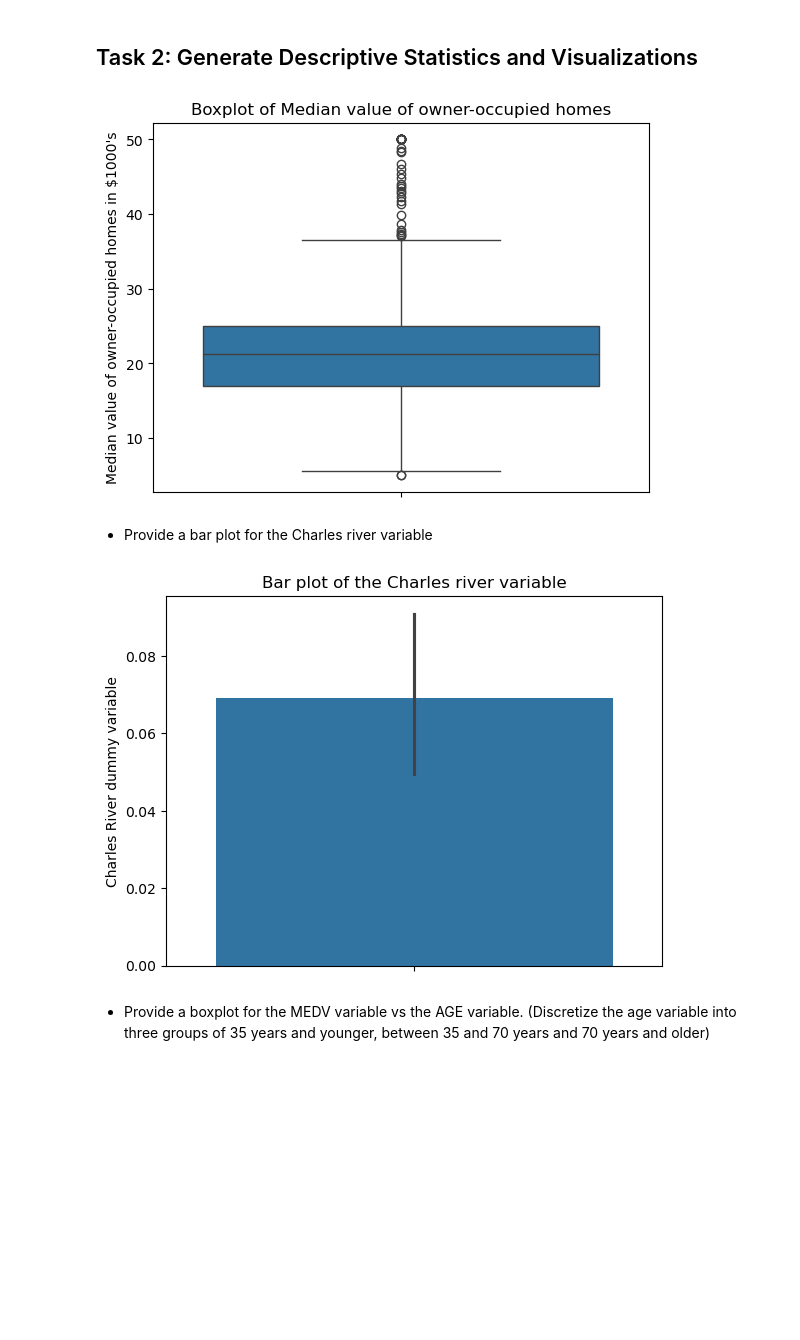
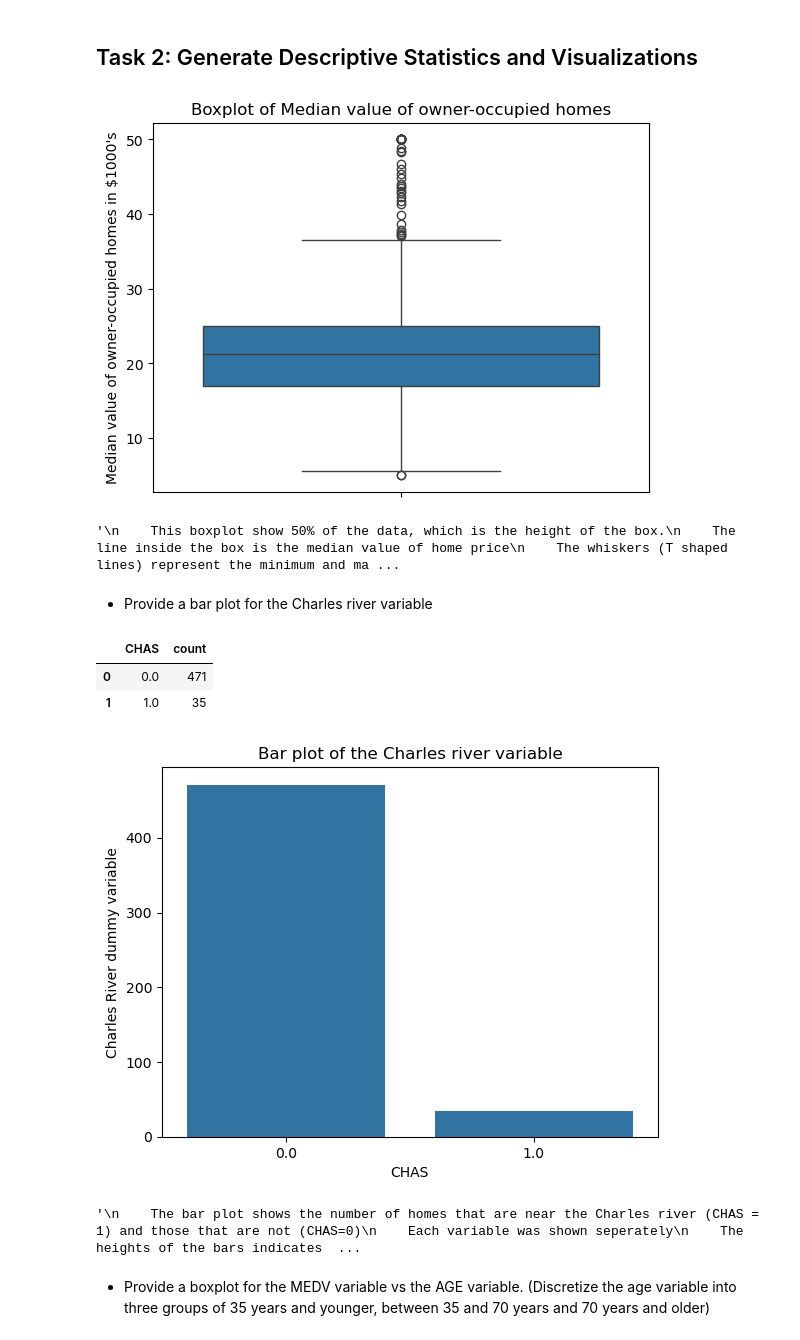
Before and after one commit to TheHandsomeFrog/frog, a Jupyter notebook: -Optional--Peer-Graded-Assignment-jupyterlite-v2.ipynb, the cells around one changed output. Drawn from its saved outputs; the diff is of its cells as text; code cells hidden in the pictures; blank space fills up the shorter version.

```diff
--- a/-Optional--Peer-Graded-Assignment-jupyterlite-v2.ipynb
+++ b/-Optional--Peer-Graded-Assignment-jupyterlite-v2.ipynb
@@ -74,17 +96,40 @@ ax = sns.boxplot(y='MEDV', data=boston_df)
 pyplot.title('Boxplot of Median value of owner-occupied homes')
 pyplot.ylabel('Median value of owner-occupied homes in $1000\'s')
 pyplot.show()
+
+"""
+    This boxplot show 50% of the data, which is the height of the box.
+    The line inside the box is the median value of home price
+    The whiskers (T shaped lines) represent the minimum and maximum values
+    Points outside the whiskers are outliers
+
+"""
 # %% [output]
 [figure]
+'\n    This boxplot show 50% of the data, which is the height of the box.\n    The line inside the box is the median value of home price\n    The whiskers (T shaped lines) represent the minimum and ma ...
 # %% [markdown]
 - Provide a  bar plot for the Charles river variable
+# %%
+boston_df['CHAS'].value_counts().reset_index()
+# %% [output]
+|  | CHAS | count |
+| 0 | 0.0 | 471 |
+| 1 | 1.0 | 35 |
 # %%
-ax = sns.barplot(y='CHAS', data=boston_df)
+ax = sns.barplot(x='CHAS', y='count', data=chas_count)
 pyplot.title('Bar plot of the Charles river variable')
 pyplot.ylabel('Charles River dummy variable')
 pyplot.show()
+
+"""
+    The bar plot shows the number of homes that are near the Charles river (CHAS = 1) and those that are not (CHAS=0)
+    Each variable was shown seperately
+    The heights of the bars indicates the count of homes
+
+"""
 # %% [output]
-[figure, old version]
+[figure, new version]
+'\n    The bar plot shows the number of homes that are near the Charles river (CHAS = 1) and those that are not (CHAS=0)\n    Each variable was shown seperately\n    The heights of the bars indicates  ...
 # %% [markdown]
 - Provide a boxplot for the MEDV variable vs the AGE variable. (Discretize the age variable into three groups of 35 years and younger, between 35 and 70 years and 70 years and older)
 # %%
```
Also changed, not shown: parts of 14 cells of this notebook.
